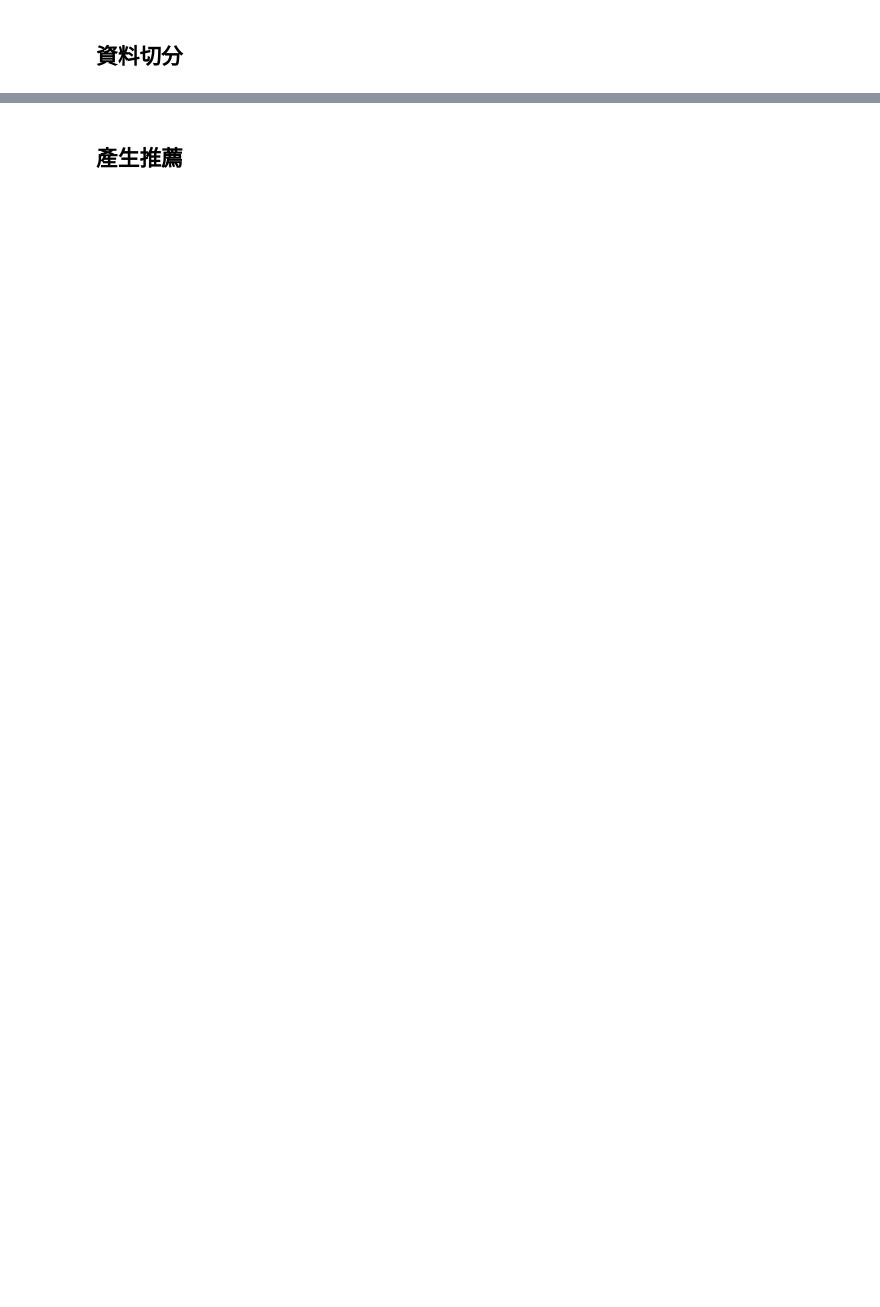
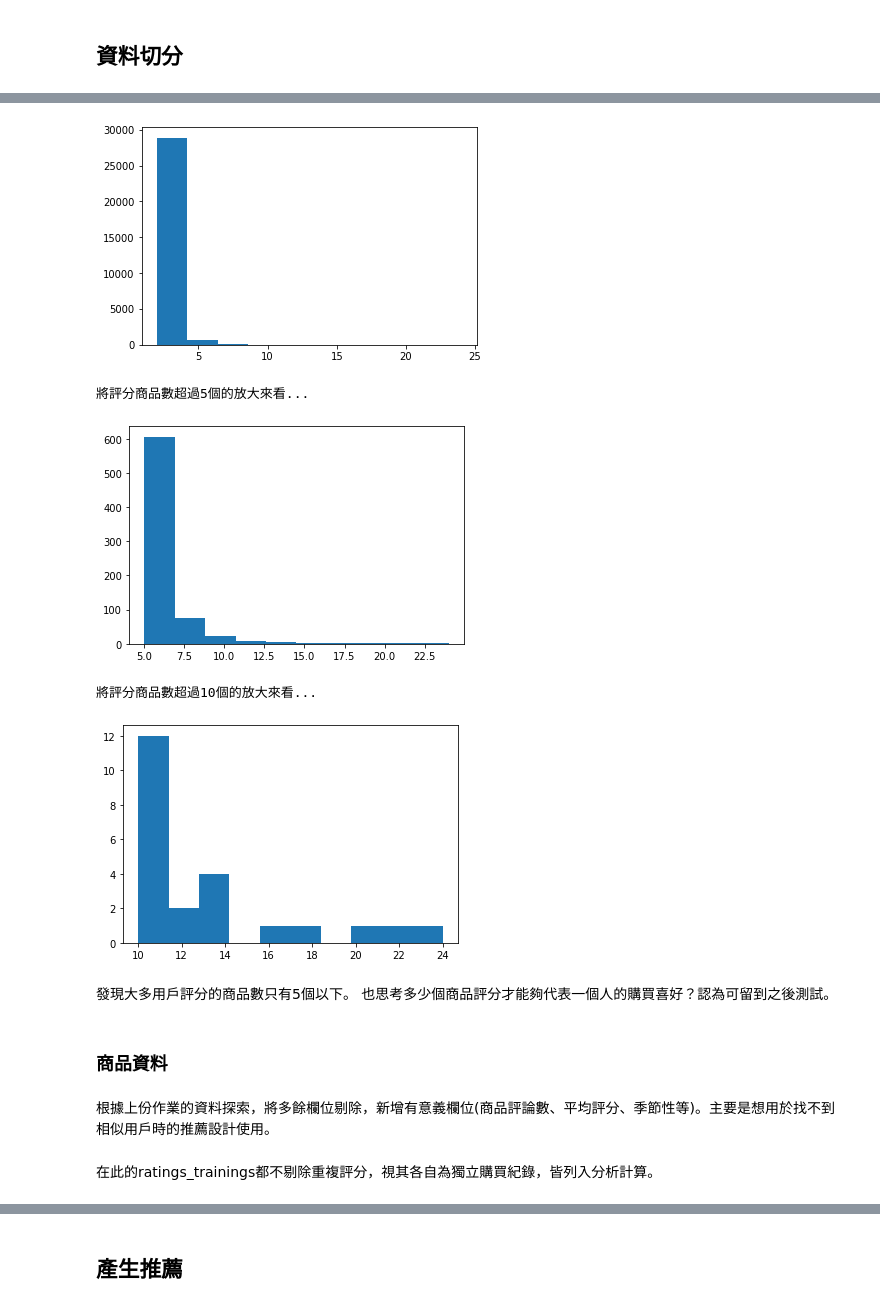
Before and after one commit to yeha98555/data-course-sample, a Jupyter notebook: S5/A6_cf-used-based.ipynb, the cells around one changed output, grey strips where cells are left out. Drawn from its saved outputs; the diff is of its cells as text; code cells hidden in the pictures; blank space fills up the shorter version.

Commit message:
update A6 user-based

```diff
--- a/S5/A6_cf-used-based.ipynb
+++ b/S5/A6_cf-used-based.ipynb
@@ -63,0 +108,7 @@ users = list(ratings_testings_by_user.keys())
+# %%
+metadata_tmp = metadata.copy()
+
+ratings_trainings_tmp = ratings_trainings.copy()
+ratings_testings_tmp = ratings_testings.copy()
+
+users_testing_tmp = users.copy()
@@ -63,0 +193,6 @@ users = list(ratings_testings_by_user.keys())
+# %%
+# 如果只有一筆就直接填該筆評分，如果有多筆，overall_mean填入評分平均值、overall_lastest填入最近的評分值。
+ratings_trainings_unique = ratings_trainings_tmp.groupby(['reviewerID', 'asin']) \
+                    .agg(overall_lastest=('overall', lambda x: list(x)[0]), overall_mean=('overall', np.mean)) \
+                    .reset_index()
+ratings_trainings_unique.head()
@@ -63,0 +212,6 @@ users = list(ratings_testings_by_user.keys())
+# %%
+ratings_trainings_user = ratings_trainings_unique.groupby('reviewerID') \
+       .agg({'asin':'size', 'overall_mean':'mean'}) \
+       .rename(columns={'asin':'asin_count','overall':'mean_score'}) \
+       .reset_index().sort_values('asin_count', ascending=False)
+ratings_trainings_user.head()
@@ -63,0 +248,3 @@ users = list(ratings_testings_by_user.keys())
+# %%
+ratings_trainings_user = ratings_trainings_user[ratings_trainings_user['asin_count'] > 1]
+print('移除只有評分過一個商品的用戶，剩下剩下 {0} ({1}%)'.format(len(ratings_trainings_user), round(len(ratings_trainings_user)/len(ratings_trainings_tmp.groupby('reviewerID').nunique())*100)))
@@ -63,0 +270,24 @@ users = list(ratings_testings_by_user.keys())
+# %%
+plt.hist(ratings_trainings_user['asin_count'])
+plt.show()
+print('將評分商品數超過5個的放大來看...')
+plt.hist(ratings_trainings_user[ratings_trainings_user['asin_count'] > 4]['asin_count'])
+plt.show()
+print('將評分商品數超過10個的放大來看...')
+plt.hist(ratings_trainings_user[ratings_trainings_user['asin_count'] > 9]['asin_count'])
+plt.show()
+# %% [output]
+[figure, added]
+將評分商品數超過5個的放大來看...
+[figure, added]
+將評分商品數超過10個的放大來看...
+[figure, added]
+# %% [markdown]
+發現大多用戶評分的商品數只有5個以下。
+也思考多少個商品評分才能夠代表一個人的購買喜好？認為可留到之後測試。
+# %% [markdown]
+### 商品資料
+# %% [markdown]
+根據上份作業的資料探索，將多餘欄位剔除，新增有意義欄位(商品評論數、平均評分、季節性等)。主要是想用於找不到相似用戶時的推薦設計使用。
+# %% [markdown]
+在此的ratings_trainings都不剔除重複評分，視其各自為獨立購買紀錄，皆列入分析計算。
```
Also changed, not shown: parts of 88 cells of this notebook.
